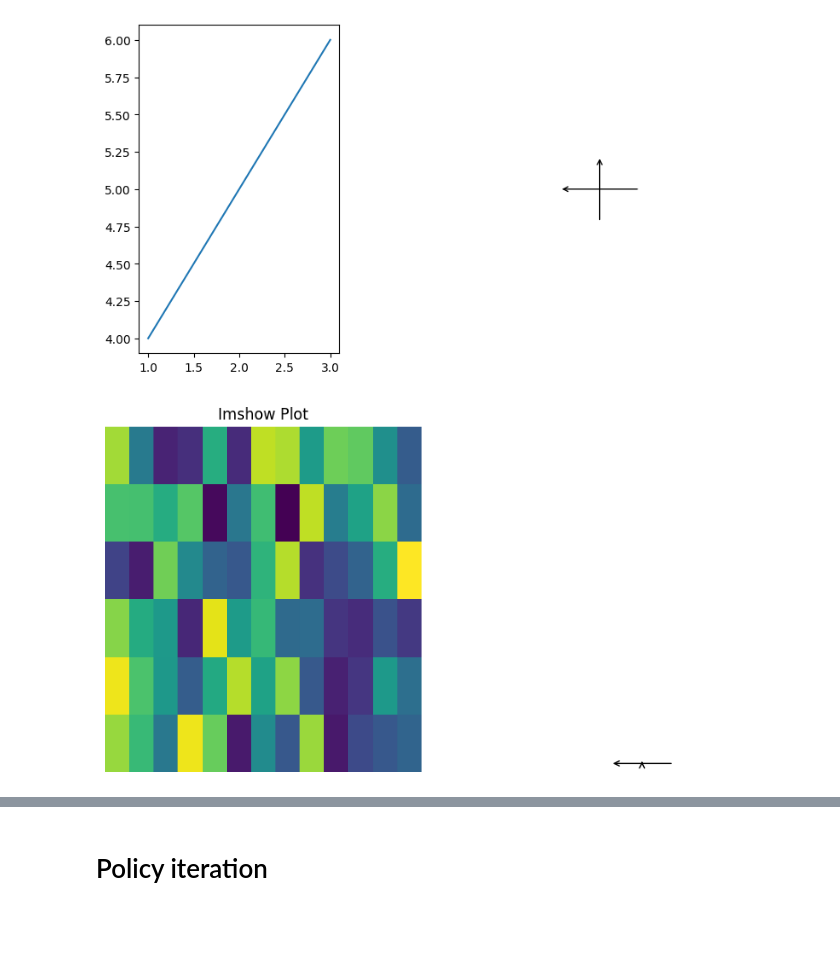
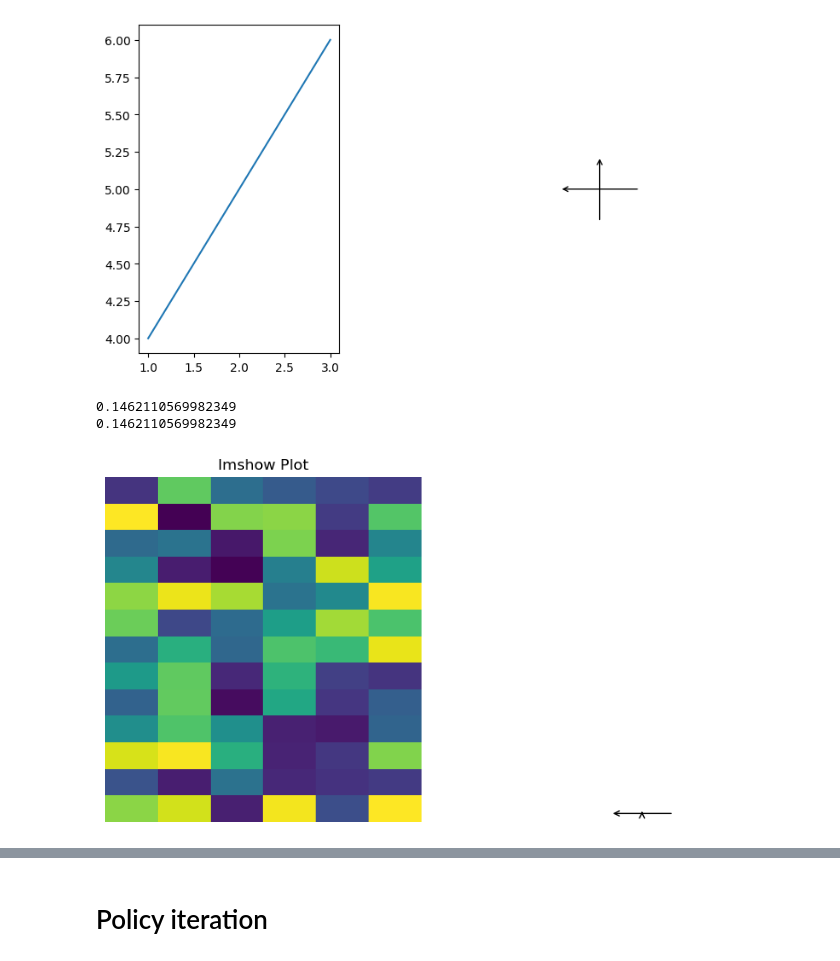
Before and after one commit to nickobard/ZUM-Artificial-Intelligence-Foundations-Practicals, a Jupyter notebook: semestral_work/semestral_work.ipynb, the cells around one changed output, grey strips where cells are left out. Cells and saved outputs as stored; diff of their text form; code cells hidden in the pictures; blank space fills up the shorter version.

```diff
--- a/semestral_work/semestral_work.ipynb
+++ b/semestral_work/semestral_work.ipynb
@@ -510,34 +393,38 @@ import numpy as np
 
 # Create some example data for the imshow plot
 data = np.random.rand(6, 13)
-
+print(data[0,0])
+data[1,1] = 0.
+print(data[0,0])
 # Create a figure with two subplots
 fig, (ax1, ax2) = plt.subplots(ncols=2, figsize=(10, 5))
 
 # Plot the imshow data on the first axis
-cax = ax1.imshow(data, aspect='auto')
+cax = ax1.imshow(data.T, aspect='auto', origin )
 ax1.set_title('Imshow Plot')
 ax1.axis('off')
 # Get the position and size of the imshow plot
 bbox = cax.get_window_extent().transformed(fig.dpi_scale_trans.inverted())
 height = bbox.height
 
 # Adjust the height of the second axis to match the first
 box = ax2.get_position()
 ax2.set_position([box.x0, box.y0, box.width, height / fig.dpi])
 
 # Add a white rectangle to the second subplot using axes coordinates
 rectangle = patches.Rectangle((0, 0), 1, 1, edgecolor='none', facecolor='white', transform=ax2.transData)
 ax2.add_patch(rectangle)
 
 # Add arrows to the second subplot
 ax2.annotate('', xy=(0.5, 0.6), xytext=(0.5, 0.4), arrowprops=dict(facecolor='black', arrowstyle='->'), transform=ax2.transAxes)
 ax2.annotate('', xy=(0.4, 0.5), xytext=(0.6, 0.5), arrowprops=dict(facecolor='black', arrowstyle='->'), transform=ax2.transAxes)
 
 # Hide axes in the second plot for better visibility
 ax2.axis('off')
 fig.patch.set_facecolor('none')
 # Display the plot
 plt.show()
 # %% [output]
+0.1462110569982349
+0.1462110569982349
-[figure, old version]
+[figure, new version]
```
Also changed, not shown: parts of 7 cells of this notebook, 1 other file.
